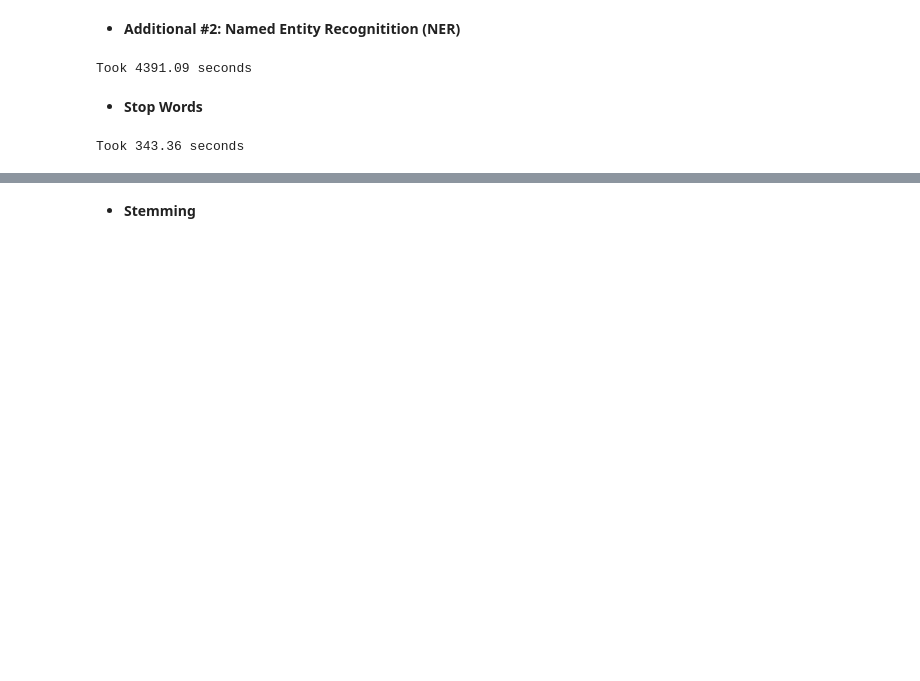
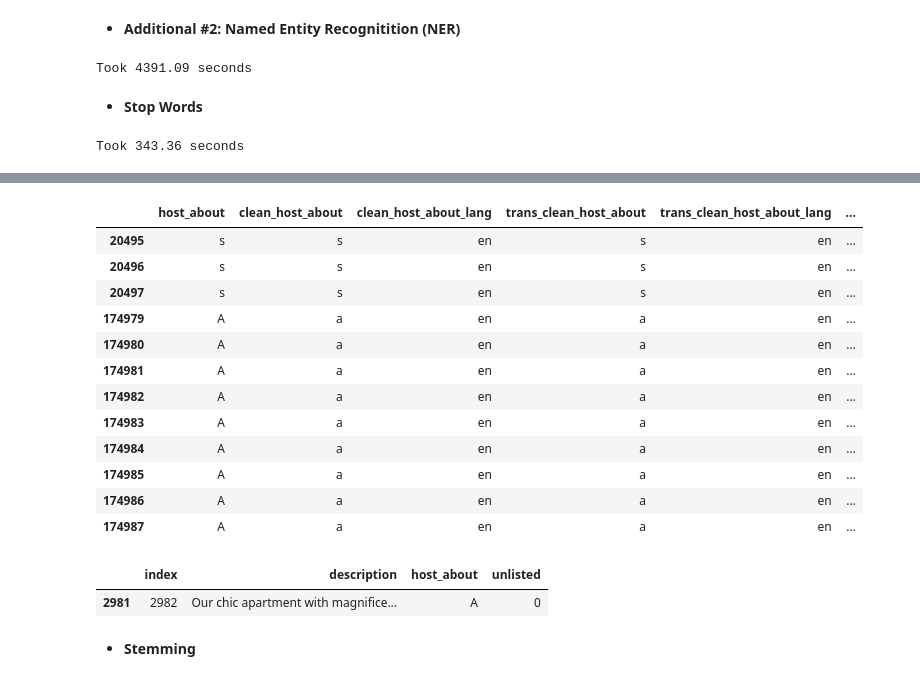
Before and after one commit to fmportela/text-mining-group-project-23-24, a Jupyter notebook: group-3-main.ipynb, the cells around one changed output, grey strips where cells are left out. Saved outputs shown, nothing was run; the diff lists cells and outputs as text; code cells hidden in the pictures; blank space fills up the shorter version.

```diff
--- a/group-3-main.ipynb
+++ b/group-3-main.ipynb
@@ -953,0 +939,31 @@ Test merged shape: (42086, 4)
+# %%
+# Although during data exploration we have employed several
+# pre-processing and feature engineering techniques the data
+# split will be of the raw data since the techniques employed
+# might be undone / new techniques might be employed later on.
+
+# can we treat each property-guest review as independent?
+# ... IMO yes, since we reviews are not dated and therefore
+# we cannot establish a temporal relationship between them
+# e.g. if last 5 reviews are bad then house is more likely
+# to be unlisted.
+
+# merging, for train and test datasets, info and reviews
+# no pre processing whatsoever!
+
+# merging both train datasets
+train_merged = train_info_raw.merge(train_reviews_raw,
+                                    on='index',
+                                    how='left')
+
+# merging both test sets
+test_merged = test_info_raw.merge(test_reviews_raw,
+                                  on='index',
+                                  how='left')
+
+# making sure all is good for both merged datasets
+assert set(train_merged['index'].unique().tolist()) == set(train_info_raw['index'].unique().tolist() + train_reviews_raw['index'].unique().tolist()), 'Missing indexes in train_merged'
+assert set(test_merged['index'].unique().tolist()) == set(test_info_raw['index'].unique().tolist() + test_reviews_raw['index'].unique().tolist()), 'Missing indexes in test_merged'
+
+print(f'Train merged shape: {train_merged.shape}')
+print(f'Test merged shape: {test_merged.shape}')
@@ -1223,8 +1284,8 @@ deep_translator_supported = {'afrikaans': 'af', 'albanian': 'sq', 'amharic': 'am
                             'welsh': 'cy', 'xhosa': 'xh', 'yiddish': 'yi', 'yoruba': 'yo', 'zulu': 'zu'}
 
 deep_unsupported_languages = []
-for lang in remaining_languages.unique():
+for lang, comment_count in zip(remaining_languages.value_counts().index, remaining_languages.value_counts().values):
      if lang not in deep_translator_supported.values():
          deep_unsupported_languages.append(lang)
-         print(lang)
+         print(f'{lang}: {comment_count}')
 # %% [output]
@@ -1512,3 +1591,24 @@ test_merged = test_merged.loc[test_merged['no_stopwords_trans_clean_comments'] !
+# %%
+train_merged[train_merged['no_stopwords_trans_clean_host_about'].isnull()][[i for i in train_merged.columns if 'host_about' in i]]
+# %% [output]
+|  | host_about | clean_host_about | clean_host_about_lang | trans_clean_host_about | trans_clean_host_about_lang | ... |
+| 20495 | s | s | en | s | en | ... |
+| 20496 | s | s | en | s | en | ... |
+| 20497 | s | s | en | s | en | ... |
+| 174979 | A | a | en | a | en | ... |
+| 174980 | A | a | en | a | en | ... |
+| 174981 | A | a | en | a | en | ... |
+| 174982 | A | a | en | a | en | ... |
+| 174983 | A | a | en | a | en | ... |
+| 174984 | A | a | en | a | en | ... |
+| 174985 | A | a | en | a | en | ... |
+| 174986 | A | a | en | a | en | ... |
+| 174987 | A | a | en | a | en | ... |
+# %%
+train_info_raw[train_info_raw['host_about'] == 'A']
+# %% [output]
+|  | index | description | host_about | unlisted |
+| 2981 | 2982 | Our chic apartment with magnifice... | A | 0 |
 # %% [markdown]
 - **Stemming**
 # %%
```
Also changed, not shown: parts of 47 cells of this notebook.
